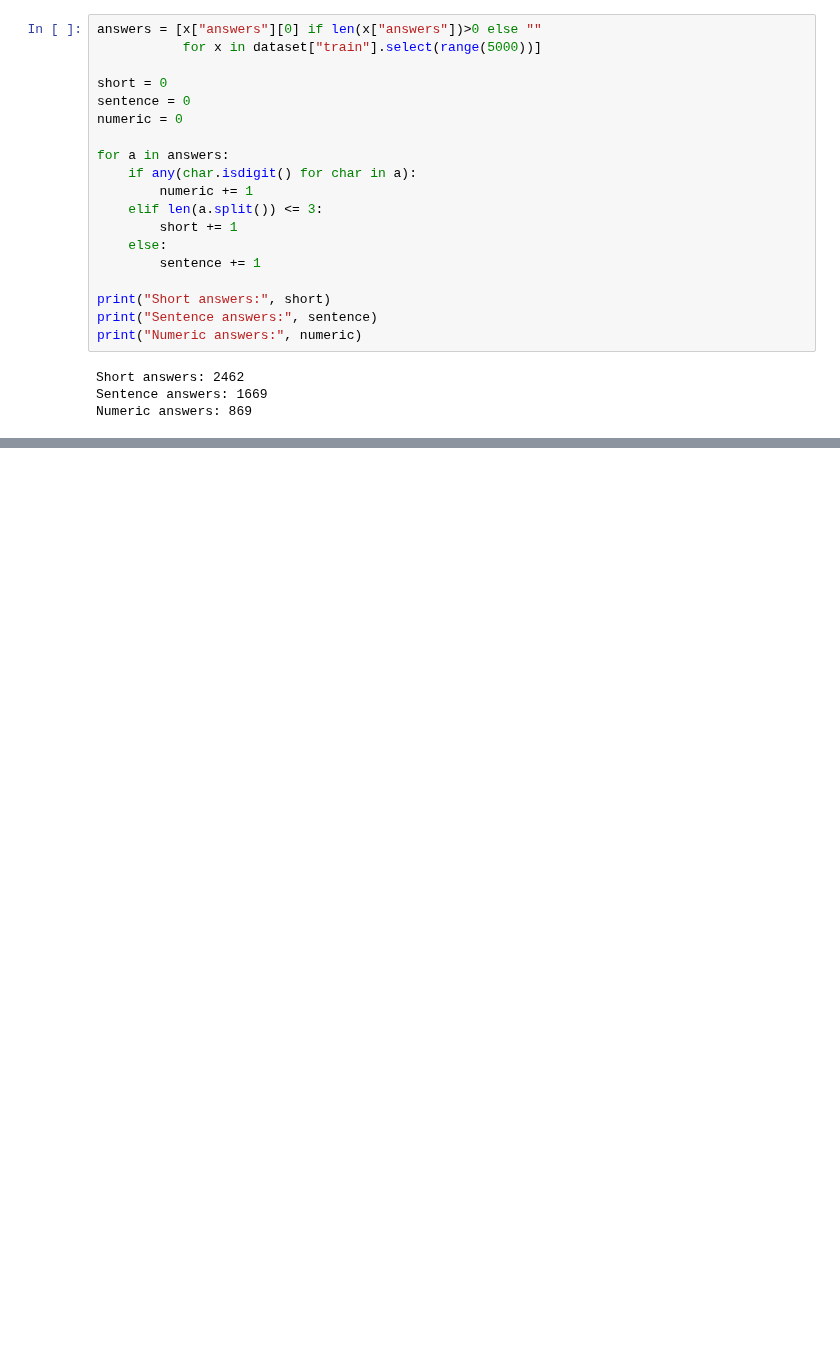
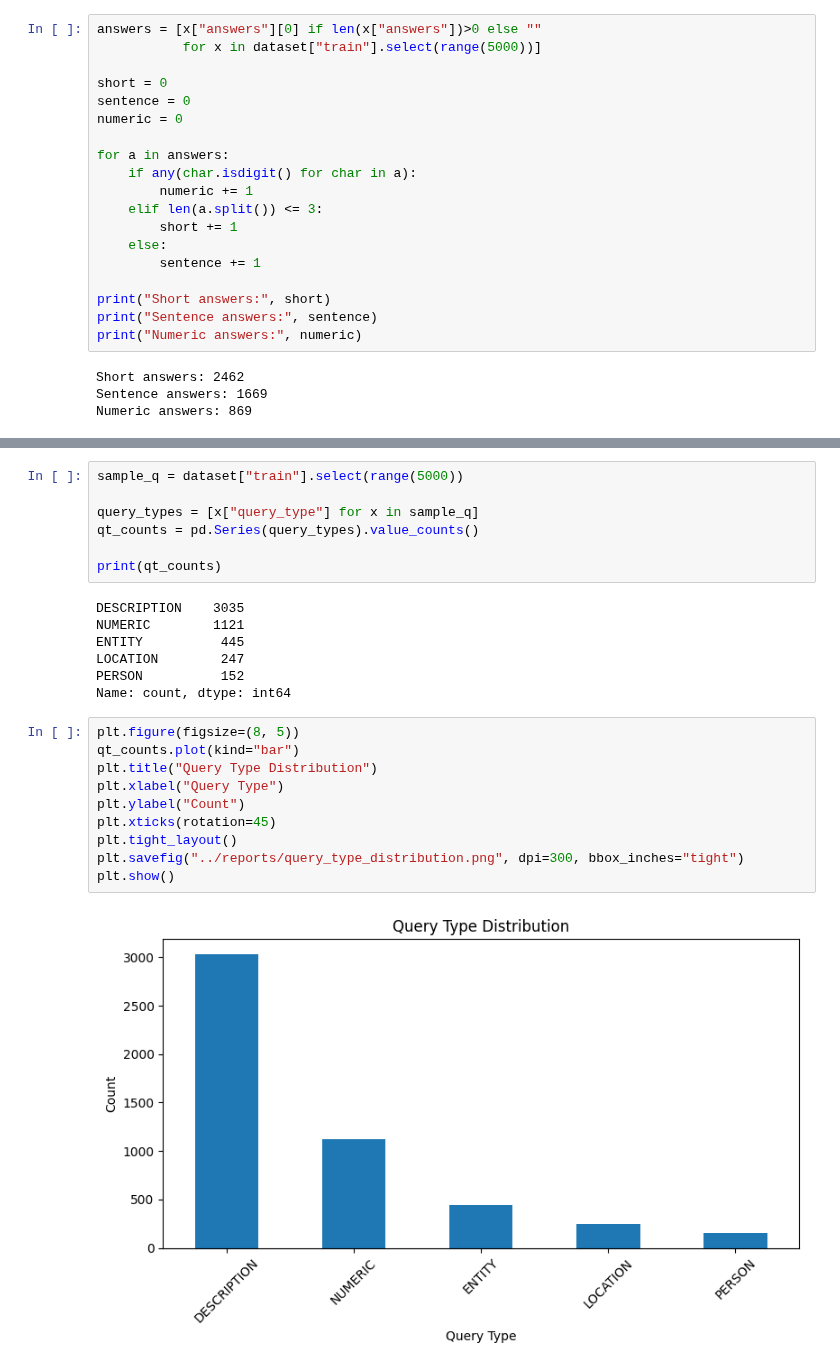
Before and after one commit to GioiaZheng/msmarco-genqa, a Jupyter notebook: notebooks/week01_eda.ipynb, the cells around one changed output, grey strips where cells are left out. Cells and saved outputs as stored; diff of their text form; blank space fills up the shorter version.

Commit message:
Update Week1 EDA and report with query type analysis

```diff
--- a/notebooks/week01_eda.ipynb
+++ b/notebooks/week01_eda.ipynb
@@ -142,0 +230,26 @@ Numeric answers: 869
+# %%
+sample_q = dataset["train"].select(range(5000))
+
+query_types = [x["query_type"] for x in sample_q]
+qt_counts = pd.Series(query_types).value_counts()
+
+print(qt_counts)
+# %% [output]
+DESCRIPTION    3035
+NUMERIC        1121
+ENTITY          445
+LOCATION        247
+PERSON          152
+Name: count, dtype: int64
+# %%
+plt.figure(figsize=(8, 5))
+qt_counts.plot(kind="bar")
+plt.title("Query Type Distribution")
+plt.xlabel("Query Type")
+plt.ylabel("Count")
+plt.xticks(rotation=45)
+plt.tight_layout()
+plt.savefig("../reports/query_type_distribution.png", dpi=300, bbox_inches="tight")
+plt.show()
+# %% [output]
+[figure, added]
```
Also changed, not shown: parts of 24 cells of this notebook, 2 other files.
